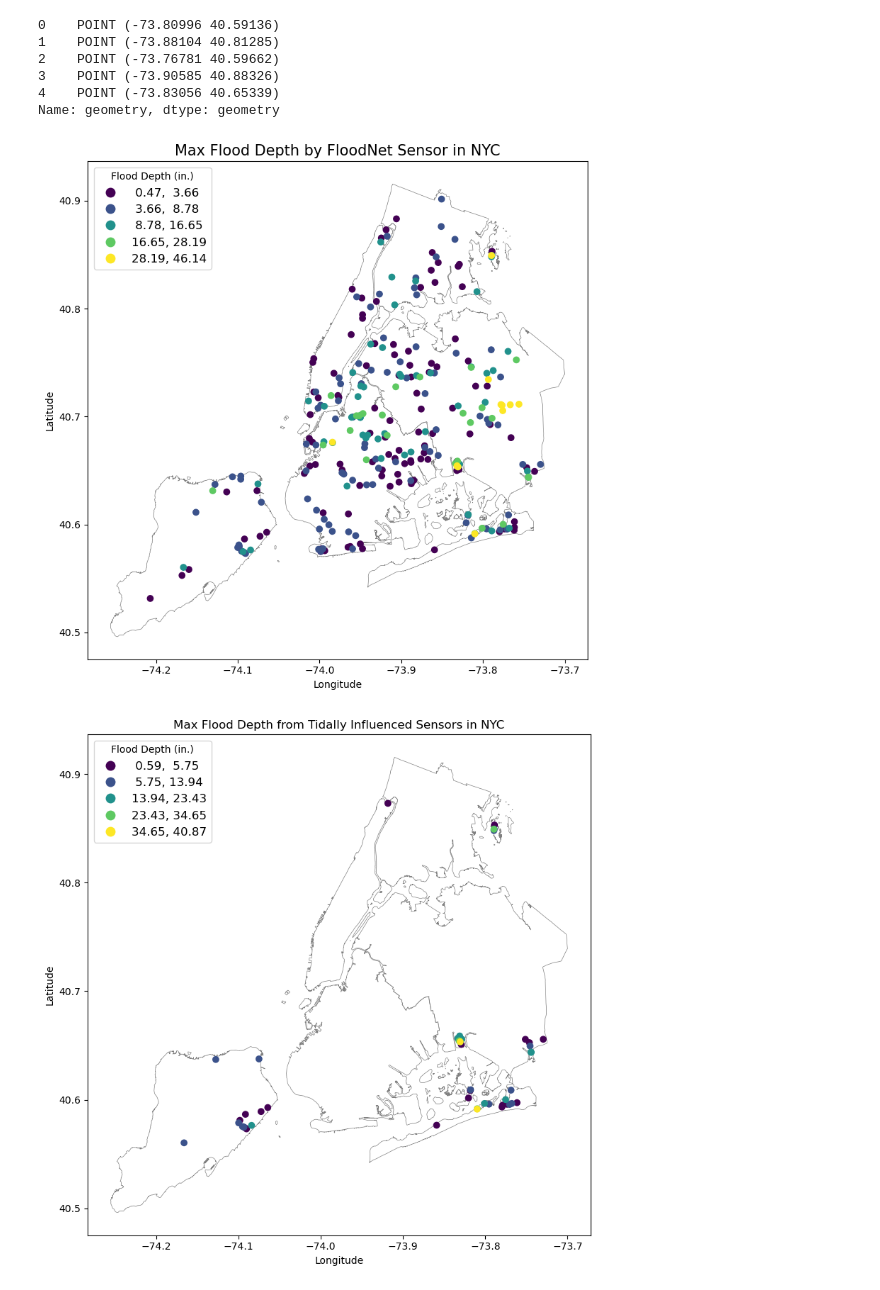
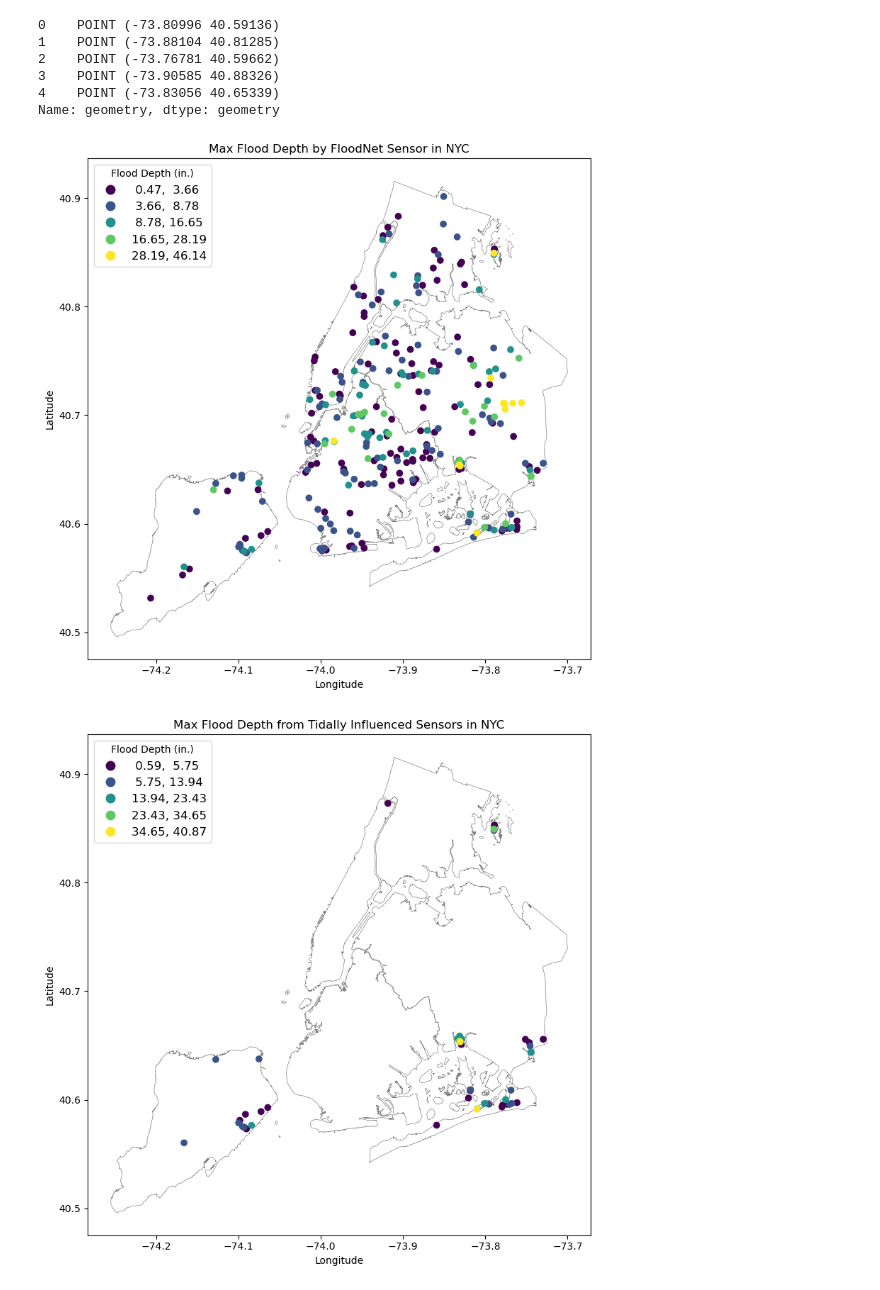
Before and after one commit to mebauer/floodnet-nyc-tutorial, a Jupyter notebook: 01-load-inspect.ipynb, the cells around one changed output. Cells and saved outputs as stored; diff of their text form; code cells hidden in the pictures.

```diff
--- a/01-load-inspect.ipynb
+++ b/01-load-inspect.ipynb
@@ -1155,35 +1216,35 @@ max_depth_gdf = (
         ascending=[True, False]
     )
     .drop_duplicates(subset='sensor_name')
     # we sort again to plot the highest depths on top of neighboring points
     .sort_values(by='max_depth_inches', ascending=True)
 )
 
 # plot sensor locations with legend
 max_depth_gdf.plot(
     column=max_depth_gdf['max_depth_inches'],
     scheme='FisherJenks',
     ax=ax,
     legend=True,
     legend_kwds={"title": "Flood Depth (in.)", "fontsize": "large"},
 )
 
 # borough plot
 boro_gdf.plot(
     ax=ax,
     facecolor="None", linewidth=.5, edgecolor="gray",
     zorder=0
 )
 
 # aesthetics
-plt.title("Max Flood Depth by FloodNet Sensor in NYC", fontsize=15)
+plt.title("Max Flood Depth by FloodNet Sensor in NYC", fontsize=12)
 plt.xlabel("Longitude")
 plt.ylabel("Latitude")
 
 # tight layout
 plt.tight_layout()
 # %% [output]
-[figure, old version]
+[figure, new version]
 # %%
 # create figure
 fig, ax = plt.subplots(figsize=(8, 8))
```
Also changed, not shown: parts of 30 cells of this notebook.
